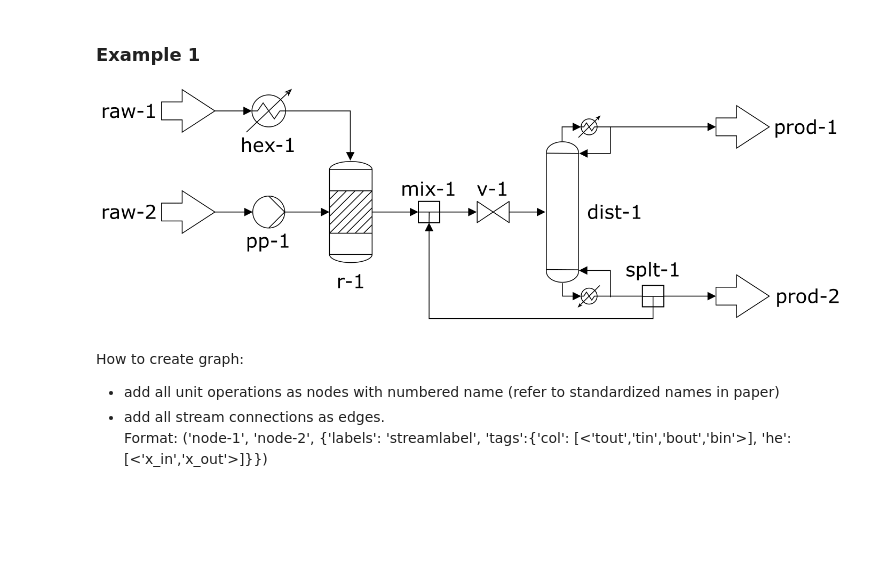
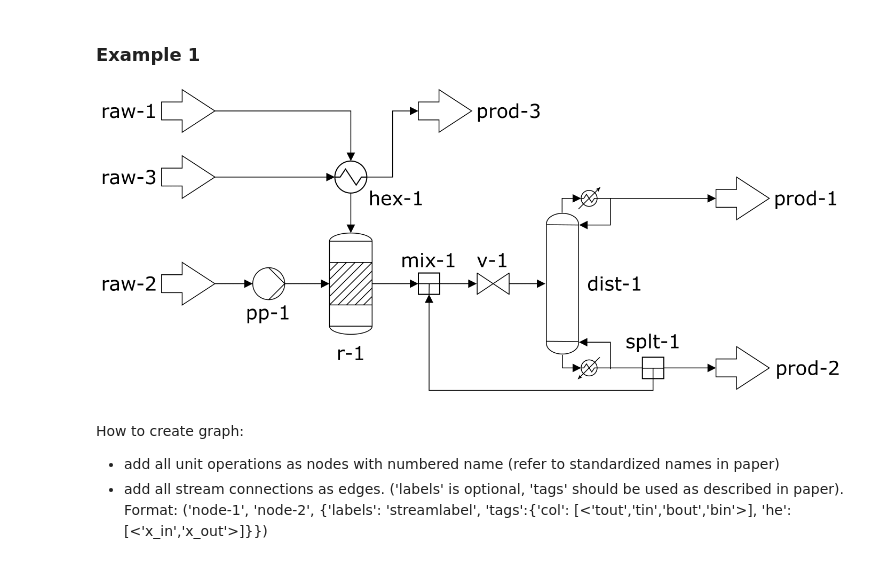
Before and after one commit to process-intelligence-research/SFILES2, a Jupyter notebook: demonstration.ipynb, the cells around one changed output. Saved outputs shown, nothing was run; the diff lists cells and outputs as text; code cells hidden in the pictures; blank space fills up the shorter version.

Commit message:
Updated demonstration notebook with real flowsheet examples

```diff
--- a/demonstration.ipynb
+++ b/demonstration.ipynb
@@ -4,11 +4,11 @@
 ### Example 1
 # %%
 from IPython.display import Image
-Image(filename='examples/Flowsheet_intro-1.png')
+Image(filename='examples/Flowsheet_theory-1.png')
 # %% [output]
-[figure, old version]
+[figure, new version]
 # %% [markdown]
 How to create graph:
 - add all unit operations as nodes with numbered name (refer to standardized names in paper)
-- add all stream connections as edges.
+- add all stream connections as edges. ('labels' is optional, 'tags' should be used as described in paper).
 Format:  ('node-1', 'node-2', {'labels': 'streamlabel', 'tags':{'col': [<'tout','tin','bout','bin'>], 'he': [<'x_in','x_out'>]}})
```
Also changed, not shown: parts of 10 cells of this notebook, 25 other files.
